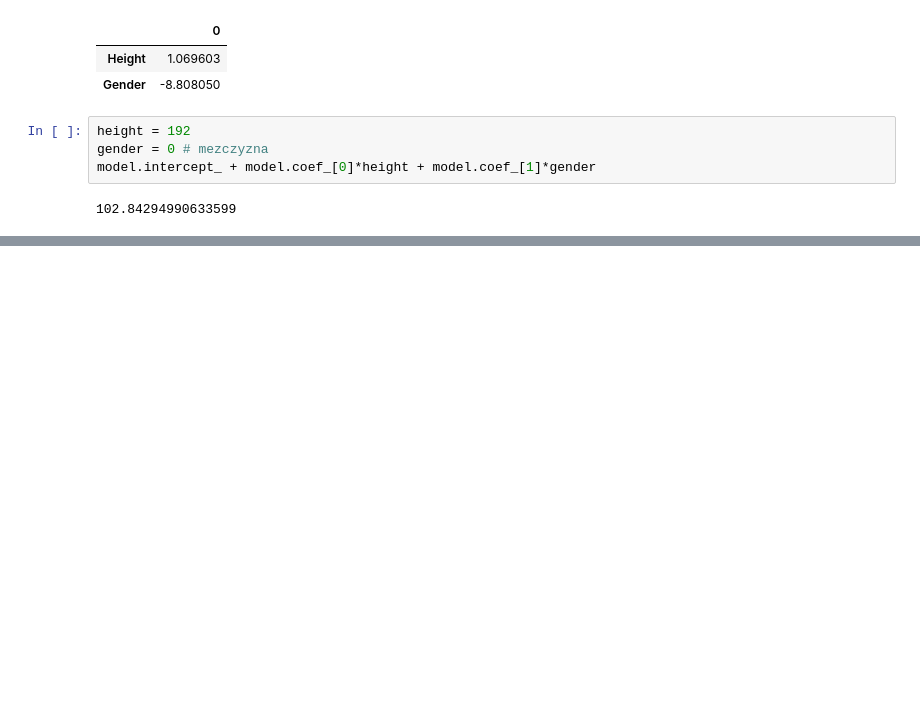
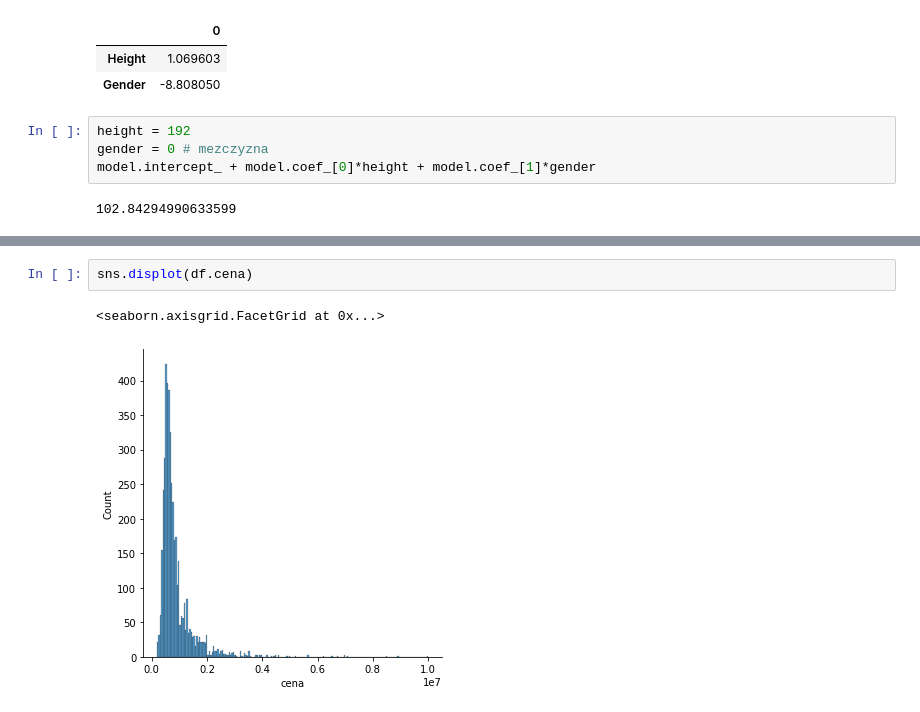
Before and after one commit to pad0910/Python2A, a Jupyter notebook: Dzien07/02-regresja-wielozmienna.ipynb, the cells around one changed output, grey strips where cells are left out. Saved outputs shown, nothing was run; the diff lists cells and outputs as text; blank space fills up the shorter version.

```diff
--- a/Dzien07/02-regresja-wielozmienna.ipynb
+++ b/Dzien07/02-regresja-wielozmienna.ipynb
@@ -133,0 +194,5 @@ model.intercept_ + model.coef_[0]*height + model.coef_[1]*gender
+# %%
+sns.displot(df.cena)
+# %% [output]
+<seaborn.axisgrid.FacetGrid at 0x...>
+[figure, added]
```
Also changed, not shown: parts of 22 cells of this notebook.
